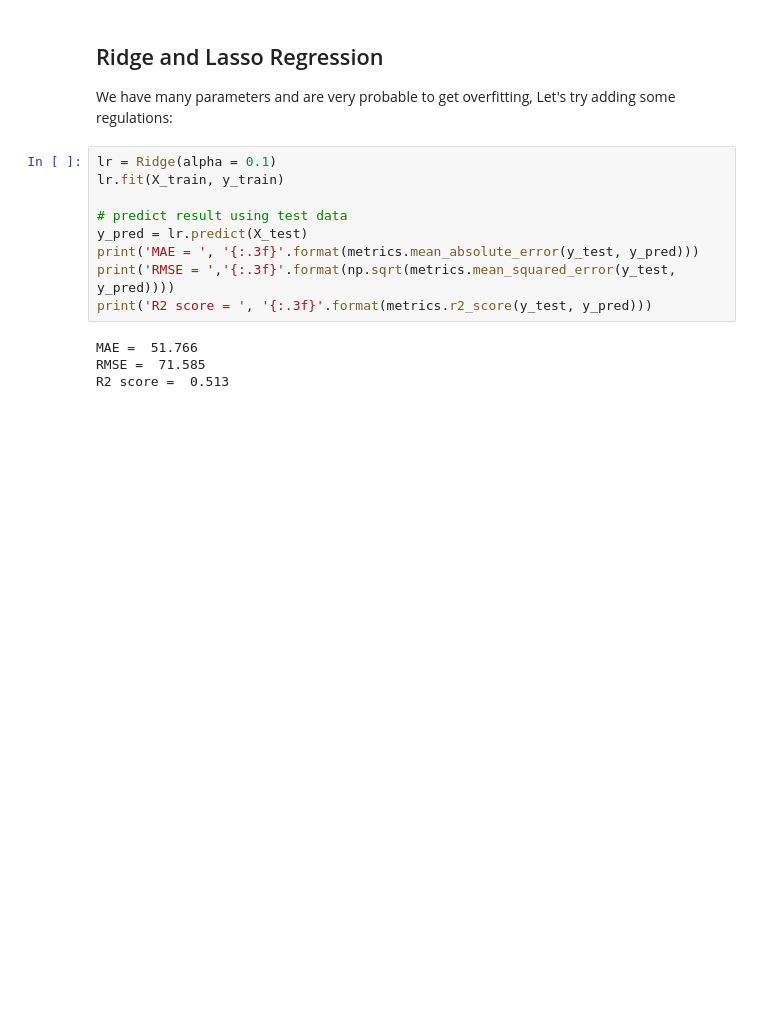
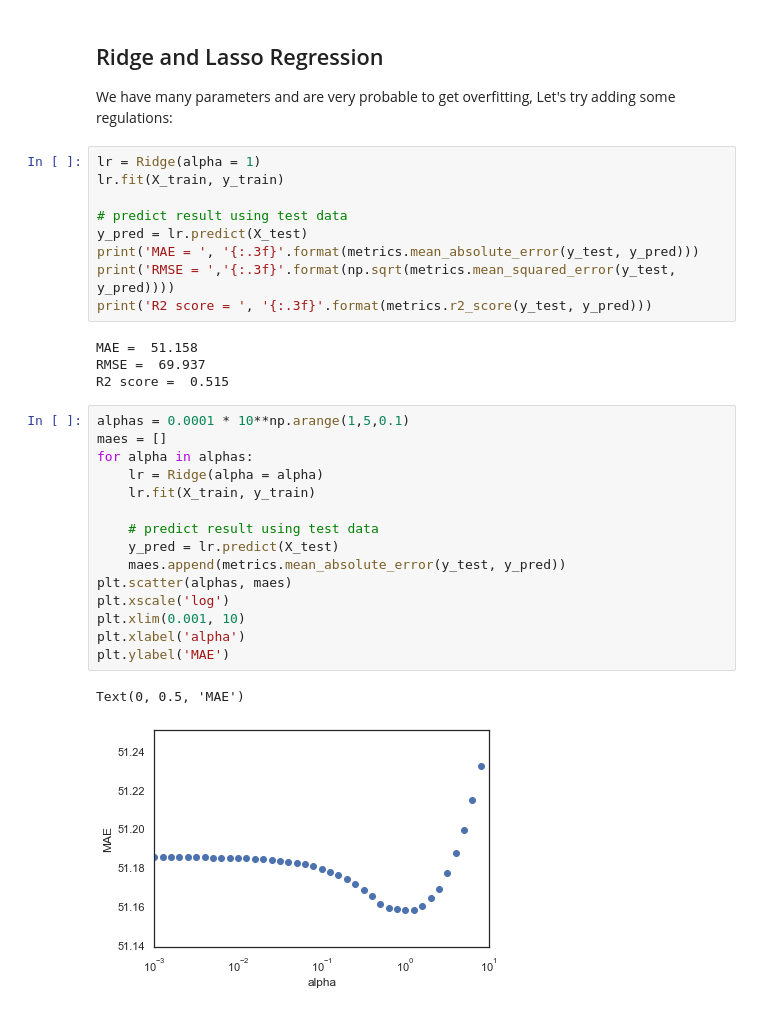
Before and after one commit to carterjin/Capstion-Project-San-Francisco-Airbnb-Data-Analysis-and-Machine-Learning-Price-Prediction, a Jupyter notebook: San_Francisco_Airbnb_Exploratory_Analysis.ipynb, the cells around one changed output. Drawn from its saved outputs; the diff is of its cells as text; blank space fills up the shorter version.

```diff
--- a/San_Francisco_Airbnb_Exploratory_Analysis.ipynb
+++ b/San_Francisco_Airbnb_Exploratory_Analysis.ipynb
@@ -216,7 +218,7 @@ R2 score =  0.513
 ## Ridge and Lasso Regression
 We have many parameters and are very probable to get overfitting, Let's try adding some regulations:
 # %%
-lr = Ridge(alpha = 0.1)
+lr = Ridge(alpha = 1)
 lr.fit(X_train, y_train)
 
 # predict result using test data
@@ -225,9 +227,27 @@ print('MAE = ', '{:.3f}'.format(metrics.mean_absolute_error(y_test, y_pred)))
 print('RMSE = ','{:.3f}'.format(np.sqrt(metrics.mean_squared_error(y_test, y_pred))))
 print('R2 score = ', '{:.3f}'.format(metrics.r2_score(y_test, y_pred)))
 # %% [output]
-MAE =  51.766
-RMSE =  71.585
-R2 score =  0.513
+MAE =  51.158
+RMSE =  69.937
+R2 score =  0.515
+# %%
+alphas = 0.0001 * 10**np.arange(1,5,0.1)
+maes = []
+for alpha in alphas:
+    lr = Ridge(alpha = alpha)
+    lr.fit(X_train, y_train)
+
+    # predict result using test data
+    y_pred = lr.predict(X_test)
+    maes.append(metrics.mean_absolute_error(y_test, y_pred))
+plt.scatter(alphas, maes)
+plt.xscale('log')
+plt.xlim(0.001, 10)
+plt.xlabel('alpha')
+plt.ylabel('MAE')
+# %% [output]
+Text(0, 0.5, 'MAE')
+[figure, added]
 # %%
 lr = Lasso(alpha = 0.1)
 lr.fit(X_train, y_train)
```
Also changed, not shown: parts of 26 cells of this notebook.
